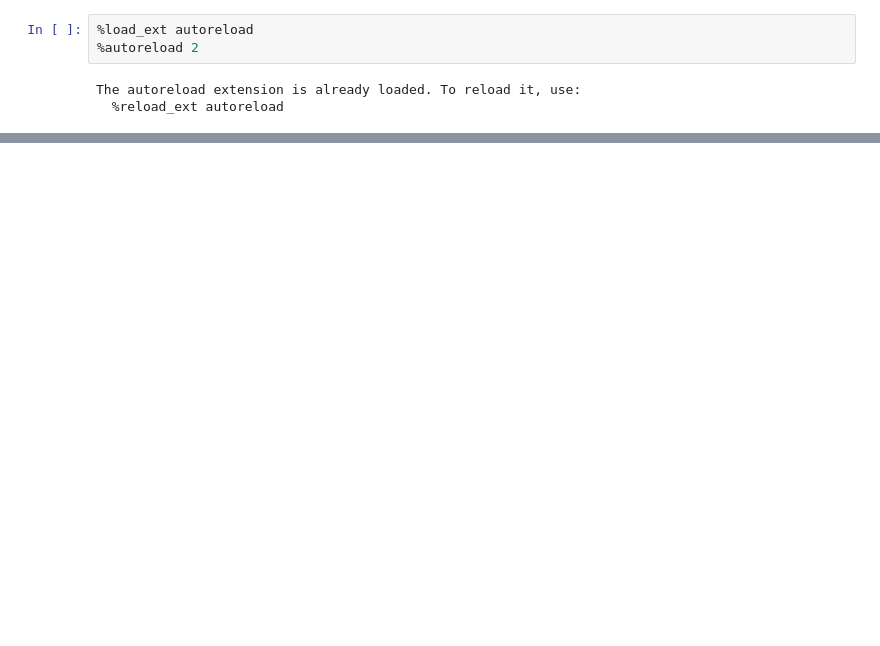
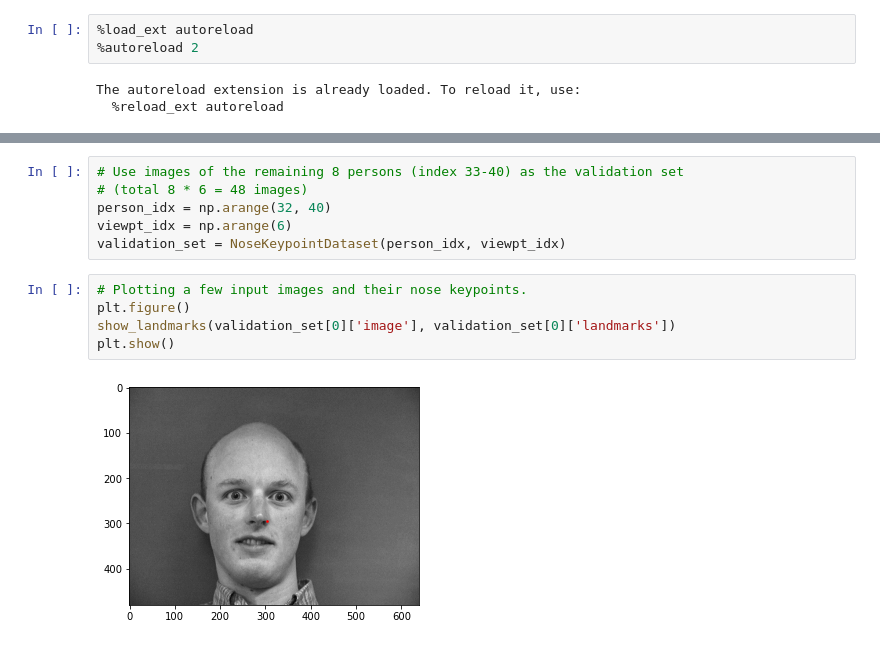
Before and after one commit to aprilsin/cs194-proj4, a Jupyter notebook: part1.ipynb, the cells around one changed output, grey strips where cells are left out. Cells and saved outputs as stored; diff of their text form; blank space fills up the shorter version.

```diff
--- a/part1.ipynb
+++ b/part1.ipynb
@@ -111,0 +75,13 @@ assert len(validation_set.items()) == 48, len(validation_set.items())
+# %%
+# Use images of the remaining 8 persons (index 33-40) as the validation set
+# (total 8 * 6 = 48 images)
+person_idx = np.arange(32, 40)
+viewpt_idx = np.arange(6)
+validation_set = NoseKeypointDataset(person_idx, viewpt_idx)
+# %%
+# Plotting a few input images and their nose keypoints.
+plt.figure()
+show_landmarks(validation_set[0]['image'], validation_set[0]['landmarks'])
+plt.show()
+# %% [output]
+[figure, added]
```
Also changed, not shown: parts of 13 cells of this notebook, 2 other files.
